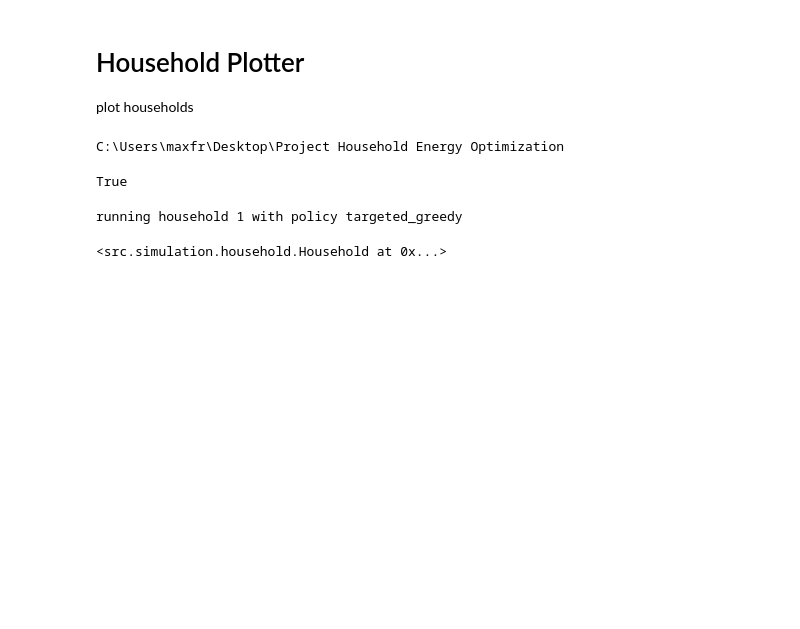
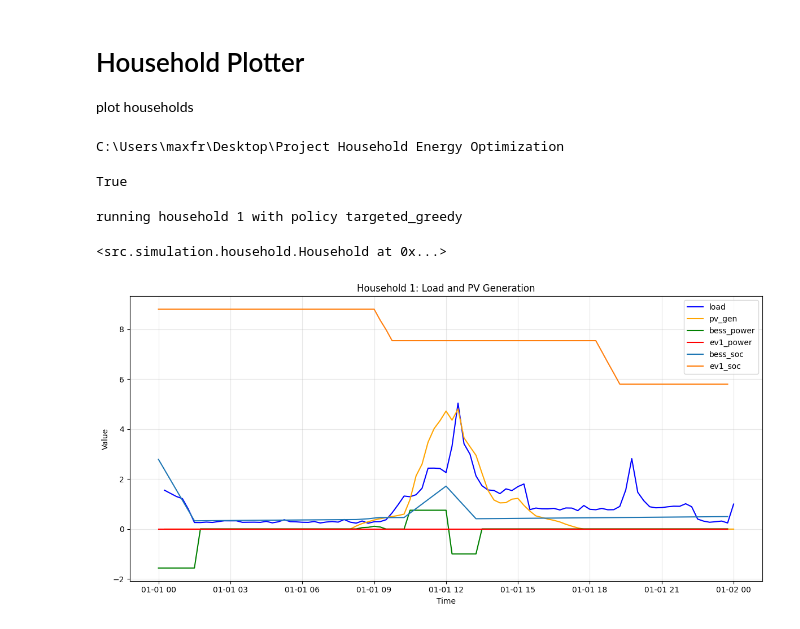
Before and after one commit to m-freud/Project-Household-Energy-Optimization, a Jupyter notebook: src/analysis/plot_households.ipynb, the cells around one changed output. Drawn from its saved outputs; the diff is of its cells as text; code cells hidden in the pictures; blank space fills up the shorter version.

```diff
--- a/src/analysis/plot_households.ipynb
+++ b/src/analysis/plot_households.ipynb
@@ -39,14 +39,16 @@ running household 1 with policy targeted_greedy
 # %%
 from src.analysis.plotting.household_plotter import plot_household
 
 
-fields = ["load", "pv_gen", "bess_power", "ev1_power"]
+fields = ["load", "pv_gen", "bess_power", "ev1_power", "bess_soc", "ev1_soc"]
 
 
 fig = plot_household(
     household_id=1,
     policy="targeted_greedy",
     fields=fields,
     colors={"load": "blue", "pv_gen": "orange", "bess_power": "green", "ev1_power": "red"},
     title="Household 1: Load and PV Generation",
 )
+# %% [output]
+[figure, added]
```
Also changed, not shown: parts of 1 cell of this notebook, 3 other files.
